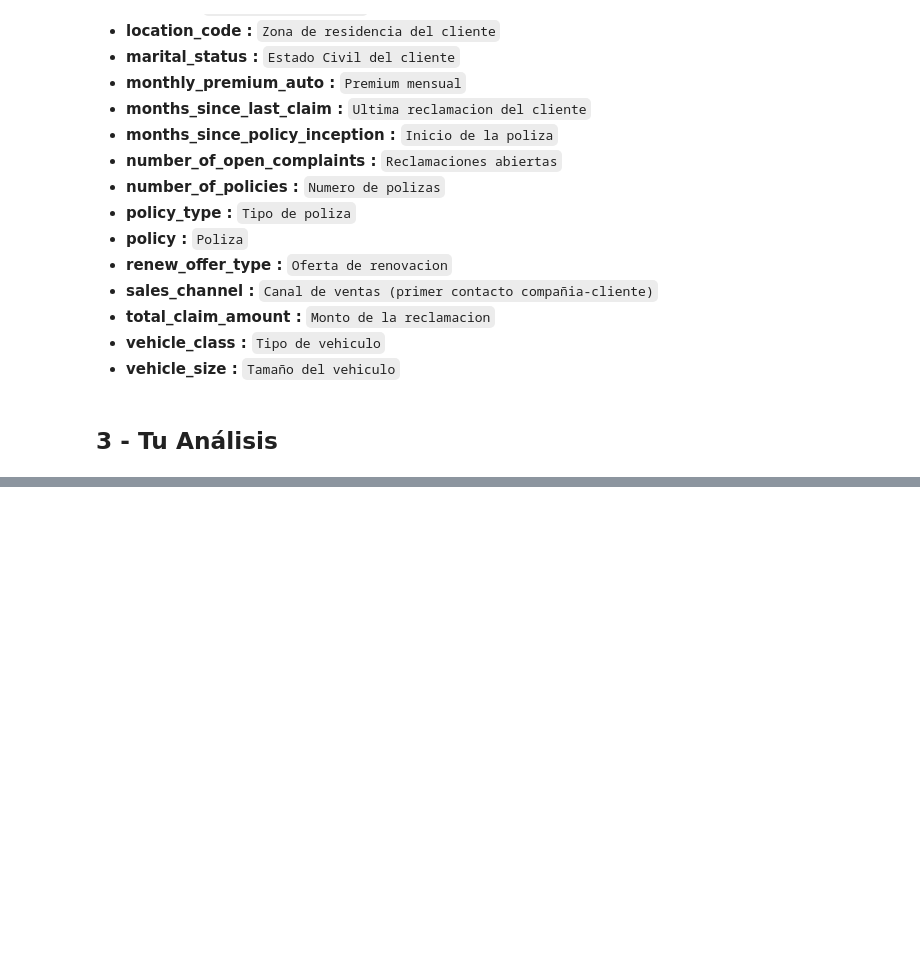
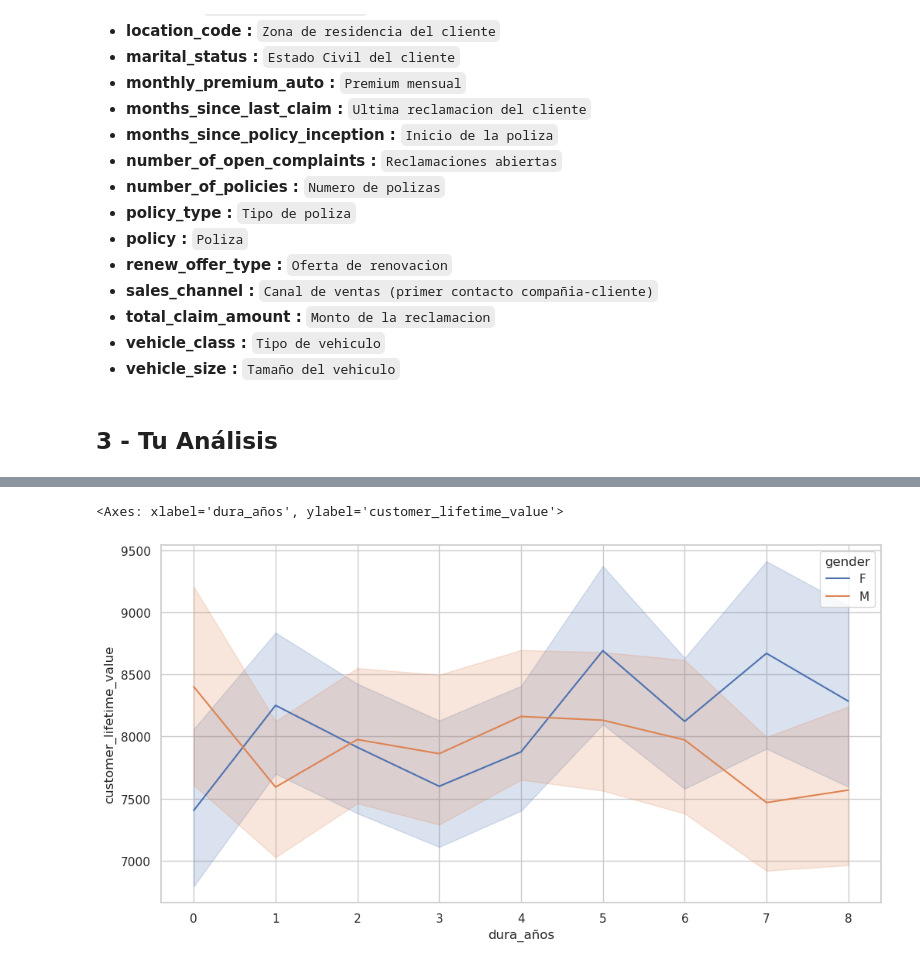
Before and after one commit to GammaTechData/Challenge-4_Real_business_case, a Jupyter notebook: main.ipynb, the cells around one changed output, grey strips where cells are left out. Drawn from its saved outputs; the diff is of its cells as text; code cells hidden in the pictures; blank space fills up the shorter version.

```diff
--- a/main.ipynb
+++ b/main.ipynb
@@ -68,0 +202,5 @@ data.head()
+# %%
+sns.lineplot(data=data, x="dura_años", y="customer_lifetime_value",hue='gender')
+# %% [output]
+<Axes: xlabel='dura_años', ylabel='customer_lifetime_value'>
+[figure, added]
```
Also changed, not shown: parts of 48 cells of this notebook.
